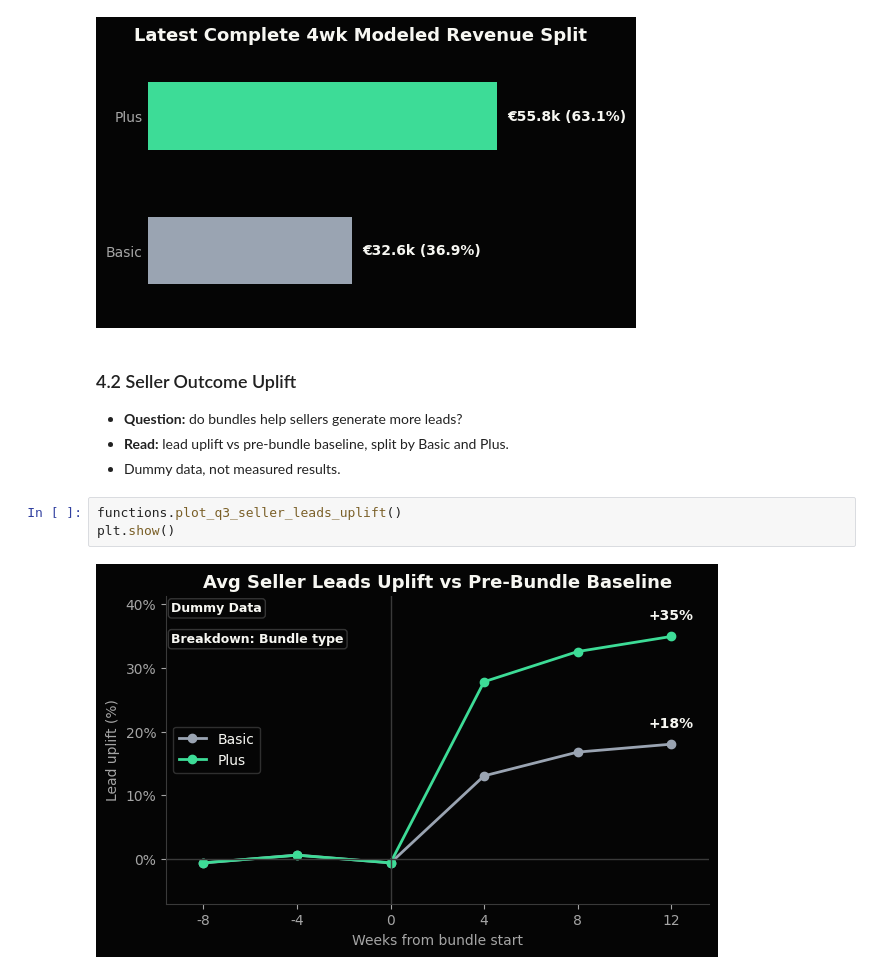
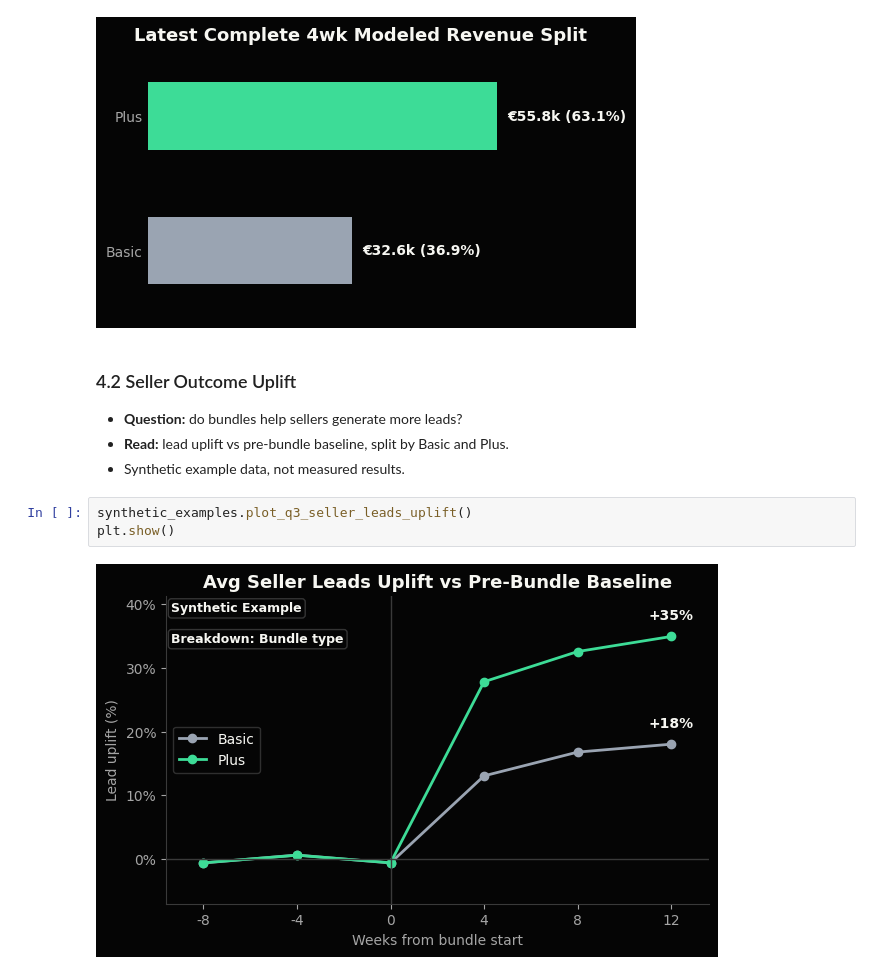
Before and after one commit to omer-t/marktplaats-assignment, a Jupyter notebook: assignments/smb_bundles/q3_monitor.ipynb, the cells around one changed output. Drawn from its saved outputs; the diff is of its cells as text.

```diff
--- a/assignments/smb_bundles/q3_monitor.ipynb
+++ b/assignments/smb_bundles/q3_monitor.ipynb
@@ -380,9 +388,9 @@ plt.show()
 
 - **Question:** do bundles help sellers generate more leads?
 - **Read:** lead uplift vs pre-bundle baseline, split by Basic and Plus.
-- Dummy data, not measured results.
+- Synthetic example data, not measured results.
 # %%
-functions.plot_q3_seller_leads_uplift()
+synthetic_examples.plot_q3_seller_leads_uplift()
 plt.show()
 # %% [output]
-[figure, old version]
+[figure, new version]
```
Also changed, not shown: parts of 7 cells of this notebook, 25 other files.
